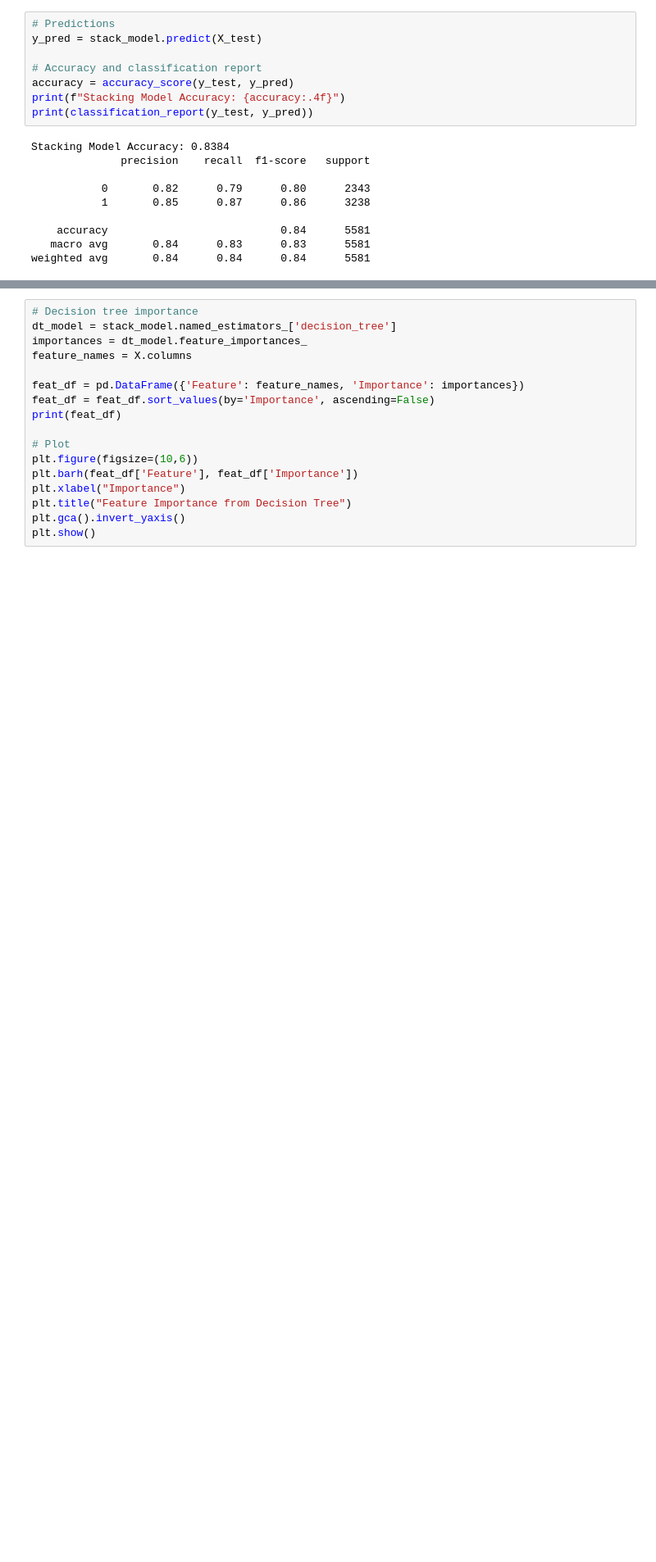
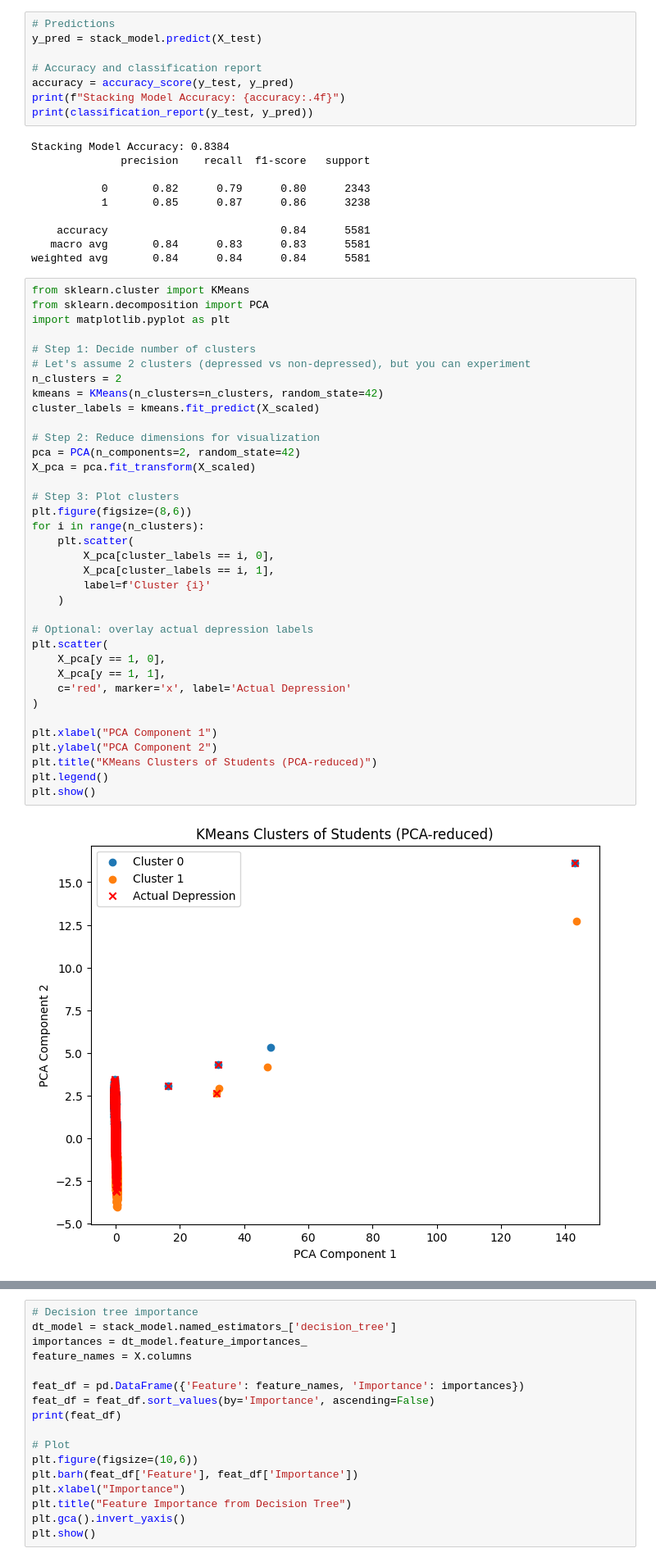
Before and after one commit to Ohi-Me/NITJ_AI, a Jupyter notebook: AMLMD_613/Assignment_1/Assignment_1.ipynb, the cells around one changed output, grey strips where cells are left out. Shown at 82% size. Saved outputs shown, nothing was run; the diff lists cells and outputs as text; blank space fills up the shorter version.

```diff
--- a/AMLMD_613/Assignment_1/Assignment_1.ipynb
+++ b/AMLMD_613/Assignment_1/Assignment_1.ipynb
@@ -116,6 +116,44 @@ Stacking Model Accuracy: 0.8384
     accuracy                           0.84      5581
    macro avg       0.84      0.83      0.83      5581
 weighted avg       0.84      0.84      0.84      5581
+# %%
+from sklearn.cluster import KMeans
+from sklearn.decomposition import PCA
+import matplotlib.pyplot as plt
+
+# Step 1: Decide number of clusters
+# Let's assume 2 clusters (depressed vs non-depressed), but you can experiment
+n_clusters = 2
+kmeans = KMeans(n_clusters=n_clusters, random_state=42)
+cluster_labels = kmeans.fit_predict(X_scaled)
+
+# Step 2: Reduce dimensions for visualization
+pca = PCA(n_components=2, random_state=42)
+X_pca = pca.fit_transform(X_scaled)
+
+# Step 3: Plot clusters
+plt.figure(figsize=(8,6))
+for i in range(n_clusters):
+    plt.scatter(
+        X_pca[cluster_labels == i, 0],
+        X_pca[cluster_labels == i, 1],
+        label=f'Cluster {i}'
+    )
+
+# Optional: overlay actual depression labels
+plt.scatter(
+    X_pca[y == 1, 0],
+    X_pca[y == 1, 1],
+    c='red', marker='x', label='Actual Depression'
+)
+
+plt.xlabel("PCA Component 1")
+plt.ylabel("PCA Component 2")
+plt.title("KMeans Clusters of Students (PCA-reduced)")
+plt.legend()
+plt.show()
+# %% [output]
+[figure, added]
 # %%
 from sklearn.metrics import confusion_matrix
 import seaborn as sns
```
Also changed, not shown: parts of 1 cell of this notebook.
